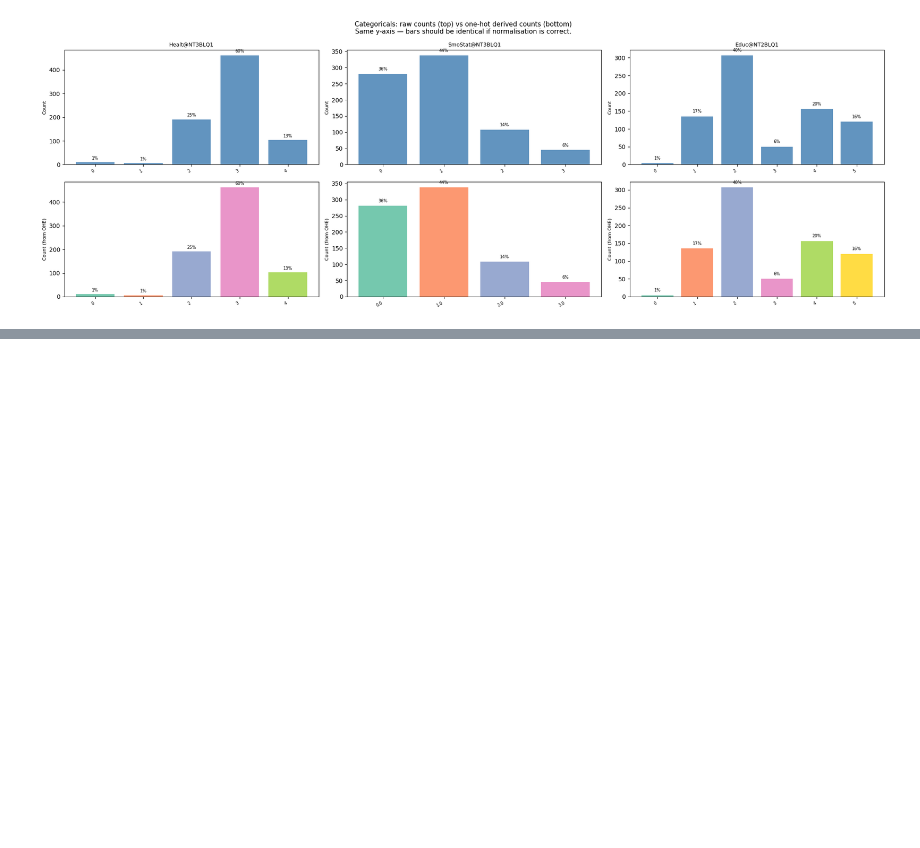
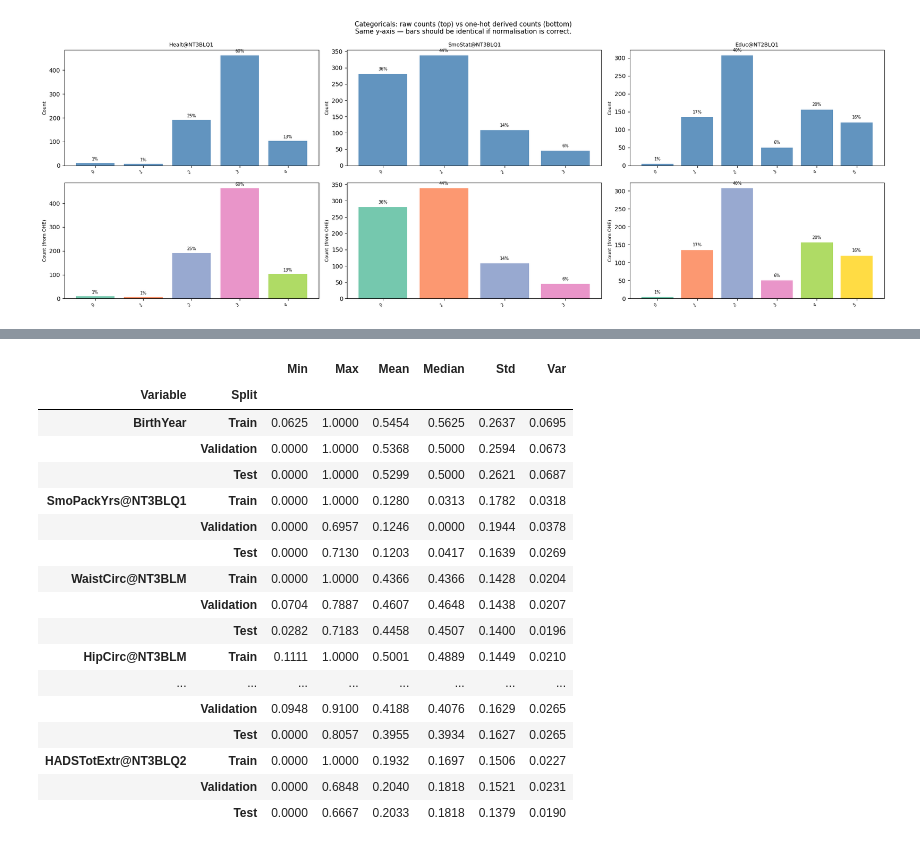
Before and after one commit to flippi321/NTNU-Master-project, a Jupyter notebook: feature_split_analysis.ipynb, the cells around one changed output, grey strips where cells are left out. Saved outputs shown, nothing was run; the diff lists cells and outputs as text; code cells hidden in the pictures; blank space fills up the shorter version.

```diff
--- a/feature_split_analysis.ipynb
+++ b/feature_split_analysis.ipynb
@@ -658,0 +523,29 @@ One-hot column means per split  (mean = fraction with that category)
+# %%
+stat_rows = []
+for col in CONTINUOUS:
+    for split_name in SPLIT_NAMES:
+        s = norm_s[norm_s['split']==split_name][col].dropna()
+        stat_rows.append({'Variable': col, 'Split': split_name,
+                          'Min': s.min(), 'Max': s.max(),
+                          'Mean': s.mean(), 'Median': s.median(),
+                          'Std': s.std(), 'Var': s.var()})
+display(pd.DataFrame(stat_rows).set_index(['Variable', 'Split']).round(4))
+# %% [output]
+|  |  | Min | Max | Mean | Median | Std | Var |
+| Variable | Split |  |  |  |  |  |  |
+| BirthYear | Train | 0.0625 | 1.0000 | 0.5454 | 0.5625 | 0.2637 | 0.0695 |
+|  | Validation | 0.0000 | 1.0000 | 0.5368 | 0.5000 | 0.2594 | 0.0673 |
+|  | Test | 0.0000 | 1.0000 | 0.5299 | 0.5000 | 0.2621 | 0.0687 |
+| SmoPackYrs@NT3BLQ1 | Train | 0.0000 | 1.0000 | 0.1280 | 0.0313 | 0.1782 | 0.0318 |
+|  | Validation | 0.0000 | 0.6957 | 0.1246 | 0.0000 | 0.1944 | 0.0378 |
+|  | Test | 0.0000 | 0.7130 | 0.1203 | 0.0417 | 0.1639 | 0.0269 |
+| WaistCirc@NT3BLM | Train | 0.0000 | 1.0000 | 0.4366 | 0.4366 | 0.1428 | 0.0204 |
+|  | Validation | 0.0704 | 0.7887 | 0.4607 | 0.4648 | 0.1438 | 0.0207 |
+|  | Test | 0.0282 | 0.7183 | 0.4458 | 0.4507 | 0.1400 | 0.0196 |
+| HipCirc@NT3BLM | Train | 0.1111 | 1.0000 | 0.5001 | 0.4889 | 0.1449 | 0.0210 |
+| ... | ... | ... | ... | ... | ... | ... | ... |
+|  | Validation | 0.0948 | 0.9100 | 0.4188 | 0.4076 | 0.1629 | 0.0265 |
+|  | Test | 0.0000 | 0.8057 | 0.3955 | 0.3934 | 0.1627 | 0.0265 |
+| HADSTotExtr@NT3BLQ2 | Train | 0.0000 | 1.0000 | 0.1932 | 0.1697 | 0.1506 | 0.0227 |
+|  | Validation | 0.0000 | 0.6848 | 0.2040 | 0.1818 | 0.1521 | 0.0231 |
+|  | Test | 0.0000 | 0.6667 | 0.2033 | 0.1818 | 0.1379 | 0.0190 |
```
Also changed, not shown: parts of 30 cells of this notebook, 3 other files.
